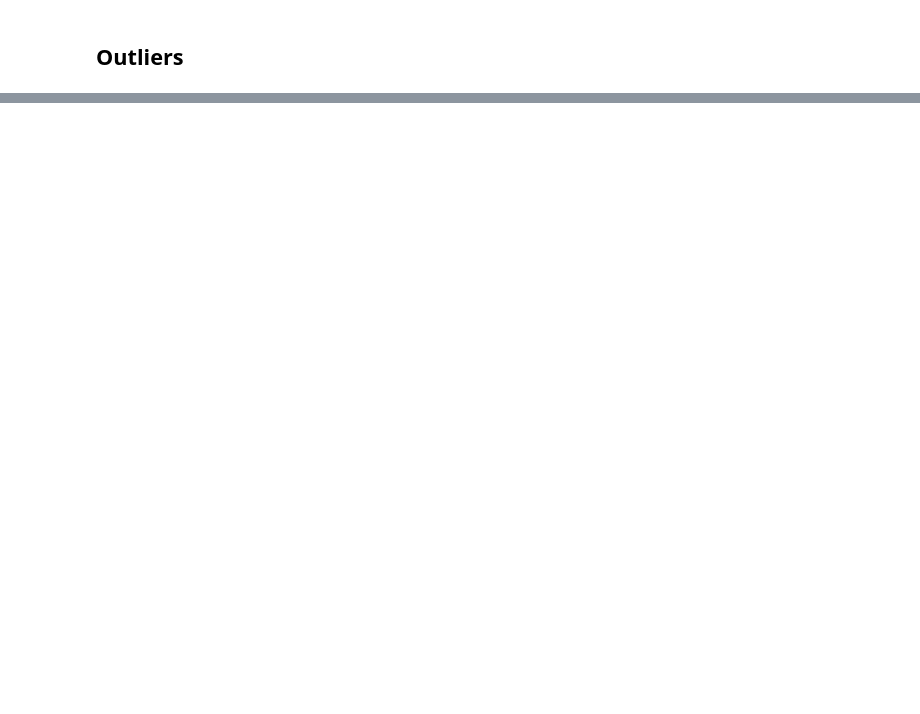
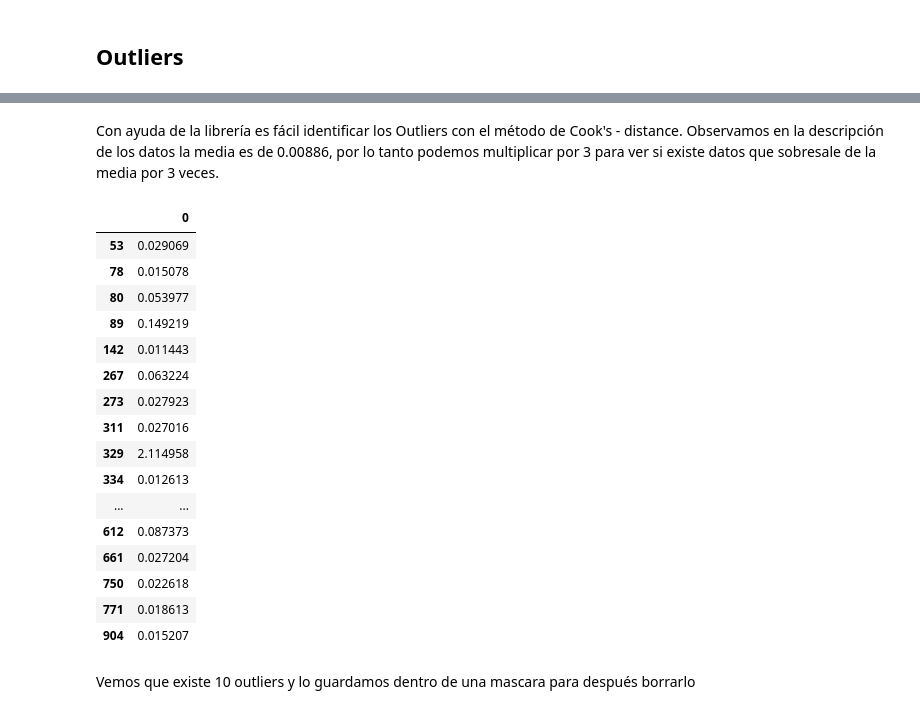
Before and after one commit to Keyuan01/TC3007C_Modulo5_estadistica, a Jupyter notebook: entregable_1.ipynb, the cells around one changed output, grey strips where cells are left out. Saved outputs shown, nothing was run; the diff lists cells and outputs as text; code cells hidden in the pictures; blank space fills up the shorter version.

```diff
--- a/entregable_1.ipynb
+++ b/entregable_1.ipynb
@@ -489,0 +398,8 @@ y = 2.810x1 - 0.309x3 - 0.654x4 - 0.378x5
+# %%
+# Cook's - distance
+influence = model1.get_influence()
+(cooks, p) = influence.cooks_distance
+
+# get information to a pandas dataframe
+cooks = pd.DataFrame(cooks)
+cooks.describe()
@@ -489,0 +416,27 @@ y = 2.810x1 - 0.309x3 - 0.654x4 - 0.378x5
+# %% [markdown]
+Con ayuda de la librería es fácil identificar los Outliers con el método de Cook's - distance. Observamos en la descripción de los datos la media es de 0.00886, por lo tanto podemos multiplicar por 3 para ver si existe datos que sobresale de la media por 3 veces.
+# %%
+# Checando outliers y leverage points
+mask1 = abs(cooks[0]) > cooks[0].mean()*3
+outlier1 = cooks[mask1]
+outlier1
+# %% [output]
+|  | 0 |
+| 53 | 0.029069 |
+| 78 | 0.015078 |
+| 80 | 0.053977 |
+| 89 | 0.149219 |
+| 142 | 0.011443 |
+| 267 | 0.063224 |
+| 273 | 0.027923 |
+| 311 | 0.027016 |
+| 329 | 2.114958 |
+| 334 | 0.012613 |
+| ... | ... |
+| 612 | 0.087373 |
+| 661 | 0.027204 |
+| 750 | 0.022618 |
+| 771 | 0.018613 |
+| 904 | 0.015207 |
+# %% [markdown]
+Vemos que existe 10 outliers y lo guardamos dentro de una mascara para después borrarlo
```
Also changed, not shown: parts of 61 cells of this notebook.
